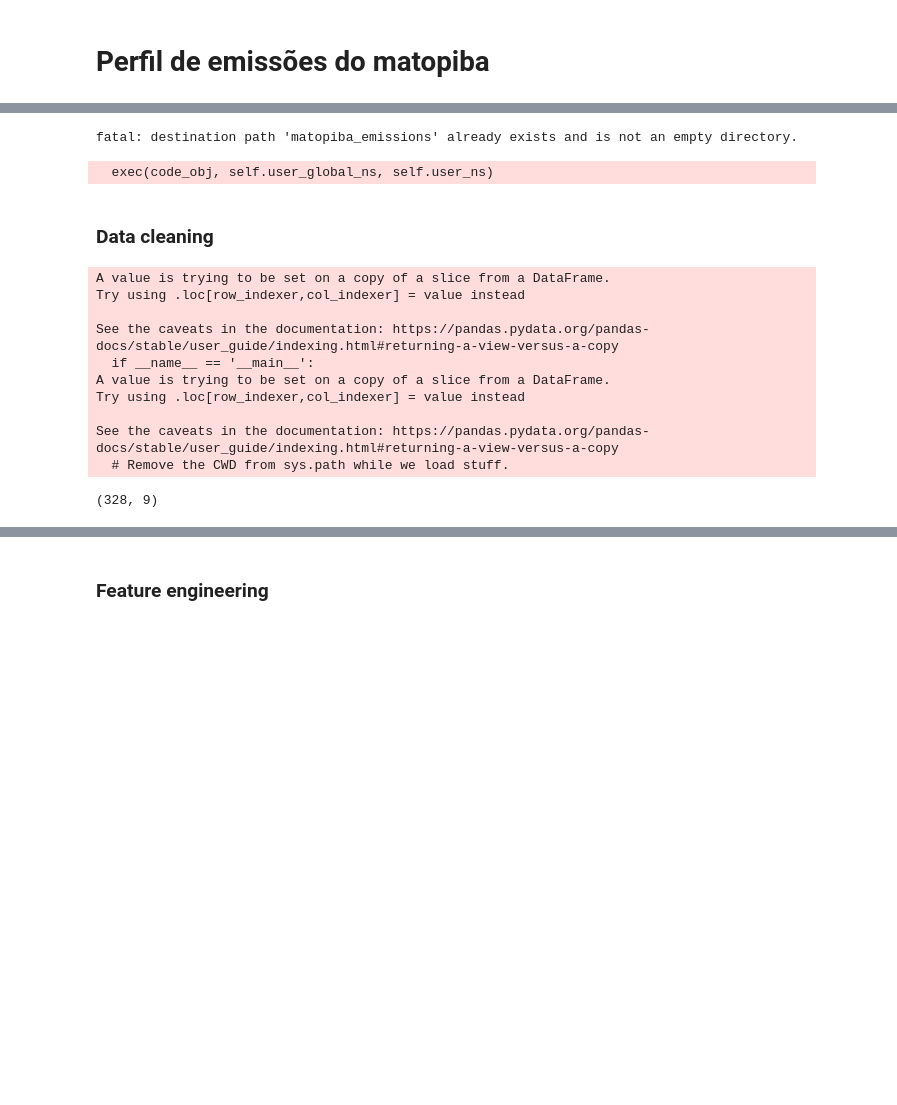
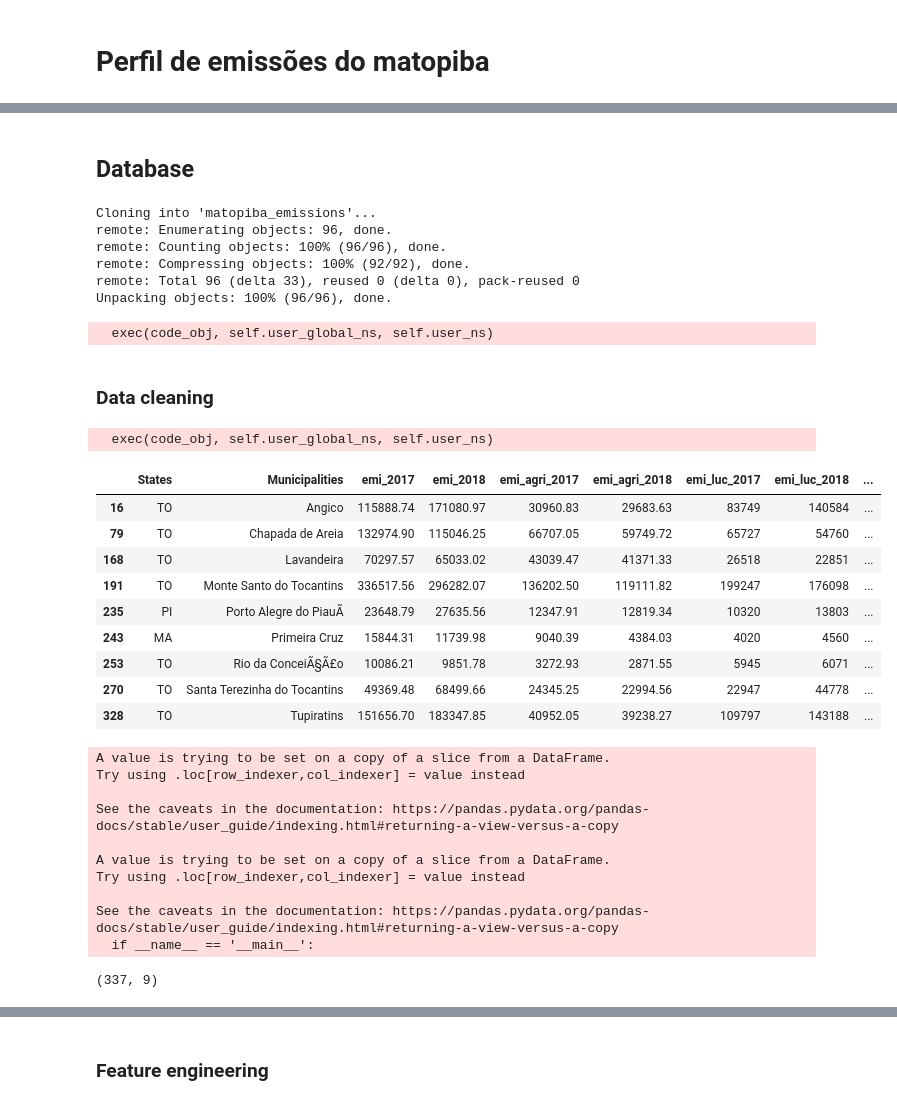
Before and after one commit to lucas-fpaiva/matopiba_emissions, a Jupyter notebook: code/groups.ipynb, the cells around one changed output, grey strips where cells are left out. Cells and saved outputs as stored; diff of their text form; code cells hidden in the pictures; blank space fills up the shorter version.

```diff
--- a/code/groups.ipynb
+++ b/code/groups.ipynb
@@ -26,15 +67,38 @@ from pandas.plotting import radviz
+# %% [markdown]
+## Database
 # %%
 ! git clone https://github.com/lucas-fpaiva/matopiba_emissions.git
-df = pd.read_csv('/content/matopiba_emissions/data/data.csv',
-              error_bad_lines=False, encoding='latin-1',sep=';')#
 # %% [output]
-fatal: destination path 'matopiba_emissions' already exists and is not an empty directory.
+Cloning into 'matopiba_emissions'...
+remote: Enumerating objects: 96, done.
+remote: Counting objects: 100% (96/96), done.
+remote: Compressing objects: 100% (92/92), done.
+remote: Total 96 (delta 33), reused 0 (delta 0), pack-reused 0
+Unpacking objects: 100% (96/96), done.
   exec(code_obj, self.user_global_ns, self.user_ns)
 # %% [markdown]
 ### Data cleaning
+# %%
+df = pd.read_csv('/content/matopiba_emissions/data/data.csv',
+              error_bad_lines=False, encoding='latin-1',sep=';')
+df['emi_energy_2018']=pd.to_numeric(df['emi_energy_2018'],errors='coerce')
+# %% [output]
+  exec(code_obj, self.user_global_ns, self.user_ns)
+# %%
+df[df['emi_energy_2018'].isna()]
+# %% [output]
+|  | States | Municipalities | emi_2017 | emi_2018 | emi_agri_2017 | emi_agri_2018 | emi_luc_2017 | emi_luc_2018 | ... |
+| 16 | TO | Angico | 115888.74 | 171080.97 | 30960.83 | 29683.63 | 83749 | 140584 | ... |
+| 79 | TO | Chapada de Areia | 132974.90 | 115046.25 | 66707.05 | 59749.72 | 65727 | 54760 | ... |
+| 168 | TO | Lavandeira | 70297.57 | 65033.02 | 43039.47 | 41371.33 | 26518 | 22851 | ... |
+| 191 | TO | Monte Santo do Tocantins | 336517.56 | 296282.07 | 136202.50 | 119111.82 | 199247 | 176098 | ... |
+| 235 | PI | Porto Alegre do PiauÃ­ | 23648.79 | 27635.56 | 12347.91 | 12819.34 | 10320 | 13803 | ... |
+| 243 | MA | Primeira Cruz | 15844.31 | 11739.98 | 9040.39 | 4384.03 | 4020 | 4560 | ... |
+| 253 | TO | Rio da ConceiÃ§Ã£o | 10086.21 | 9851.78 | 3272.93 | 2871.55 | 5945 | 6071 | ... |
+| 270 | TO | Santa Terezinha do Tocantins | 49369.48 | 68499.66 | 24345.25 | 22994.56 | 22947 | 44778 | ... |
+| 328 | TO | Tupiratins | 151656.70 | 183347.85 | 40952.05 | 39238.27 | 109797 | 143188 | ... |
 # %%
-df['emi_energy_2018']=pd.to_numeric(df['emi_energy_2018'],errors='coerce')
-df.dropna(inplace=True)
+# df.dropna(inplace=True)
 df.columns
 
 data=df[['States', 'Municipalities', 'emi_2018', 'emi_agri_2018',
@@ -43,17 +107,16 @@ data=df[['States', 'Municipalities', 'emi_2018', 'emi_agri_2018',
 
 data['population'] = 1000*df['pib_2018']/df['pib_percapta_2018']
 data['population']= data['population'].astype(int)
-df.dropna(inplace=True)
 data.shape
 # %% [output]
+A value is trying to be set on a copy of a slice from a DataFrame.
+Try using .loc[row_indexer,col_indexer] = value instead
+
+See the caveats in the documentation: https://pandas.pydata.org/pandas-docs/stable/user_guide/indexing.html#returning-a-view-versus-a-copy
+
 A value is trying to be set on a copy of a slice from a DataFrame.
 Try using .loc[row_indexer,col_indexer] = value instead
 
 See the caveats in the documentation: https://pandas.pydata.org/pandas-docs/stable/user_guide/indexing.html#returning-a-view-versus-a-copy
   if __name__ == '__main__':
-A value is trying to be set on a copy of a slice from a DataFrame.
-Try using .loc[row_indexer,col_indexer] = value instead
-
-See the caveats in the documentation: https://pandas.pydata.org/pandas-docs/stable/user_guide/indexing.html#returning-a-view-versus-a-copy
-  # Remove the CWD from sys.path while we load stuff.
-(328, 9)
+(337, 9)
```
Also changed, not shown: parts of 9 cells of this notebook.
